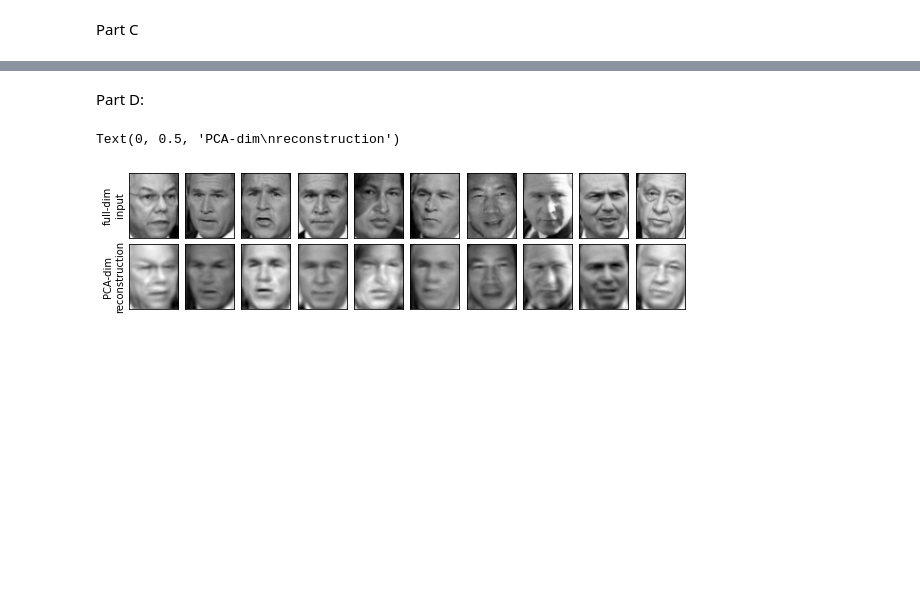
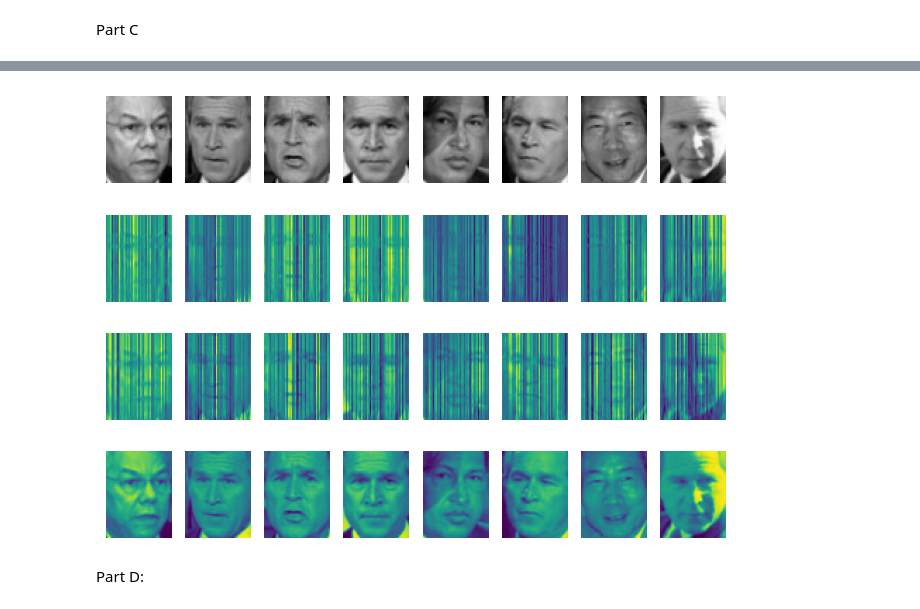
Before and after one commit to Kassra-sinaei/ML_HW5, a Jupyter notebook: HW05.ipynb, the cells around one changed output, grey strips where cells are left out. Saved outputs shown, nothing was run; the diff lists cells and outputs as text; code cells hidden in the pictures; blank space fills up the shorter version.

```diff
--- a/HW05.ipynb
+++ b/HW05.ipynb
@@ -206,7 +236,27 @@ Part C
+# %%
+fig, ax = plt.subplots(4, 8,figsize=(8,6))
+fig.set_dpi(100)
+for i in range(8):
+    ax[0,i].imshow(faces.images[i], cmap='gray')    # Original Image
+
+    projected, _, eig = PCATransformer(faces.images[i], 15)
+    recon = projected.dot(eig)
+    ax[1,i].imshow(recon)      # 20 PC
+
+    projected, _, eig = PCATransformer(faces.images[i], 30)
+    recon = projected.dot(eig)
+    ax[2,i].imshow(recon)      # 50 PC
+
+    projected, _, eig = PCATransformer(faces.images[i], th)
+    recon = projected.dot(eig)
+    ax[3,i].imshow(recon)      # Optimum TH PC
+
+
+    ax[0,i].axis('off')
+    ax[1,i].axis('off')
+    ax[2,i].axis('off')
+    ax[3,i].axis('off')
+# %% [output]
+[figure, added]
 # %% [markdown]
 Part D:
-# %%
-'''write your code here'''
-# %% [output]
-Text(0, 0.5, 'PCA-dim\nreconstruction')
-[figure, removed]
```
Also changed, not shown: parts of 11 cells of this notebook.
